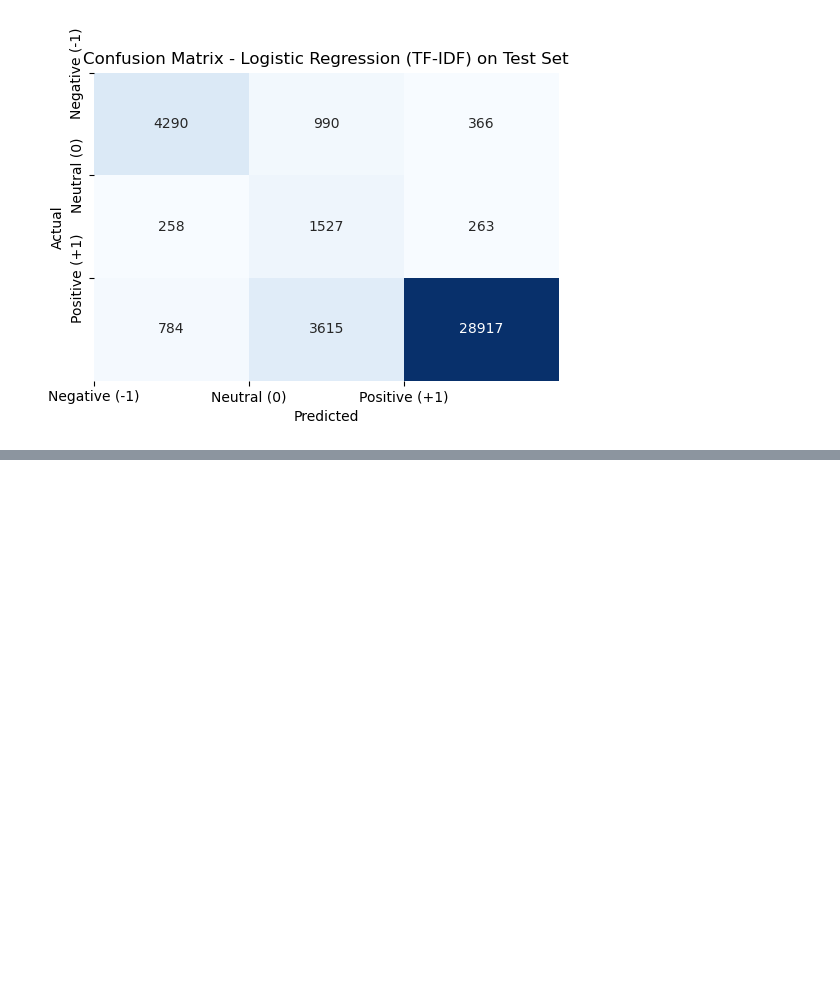
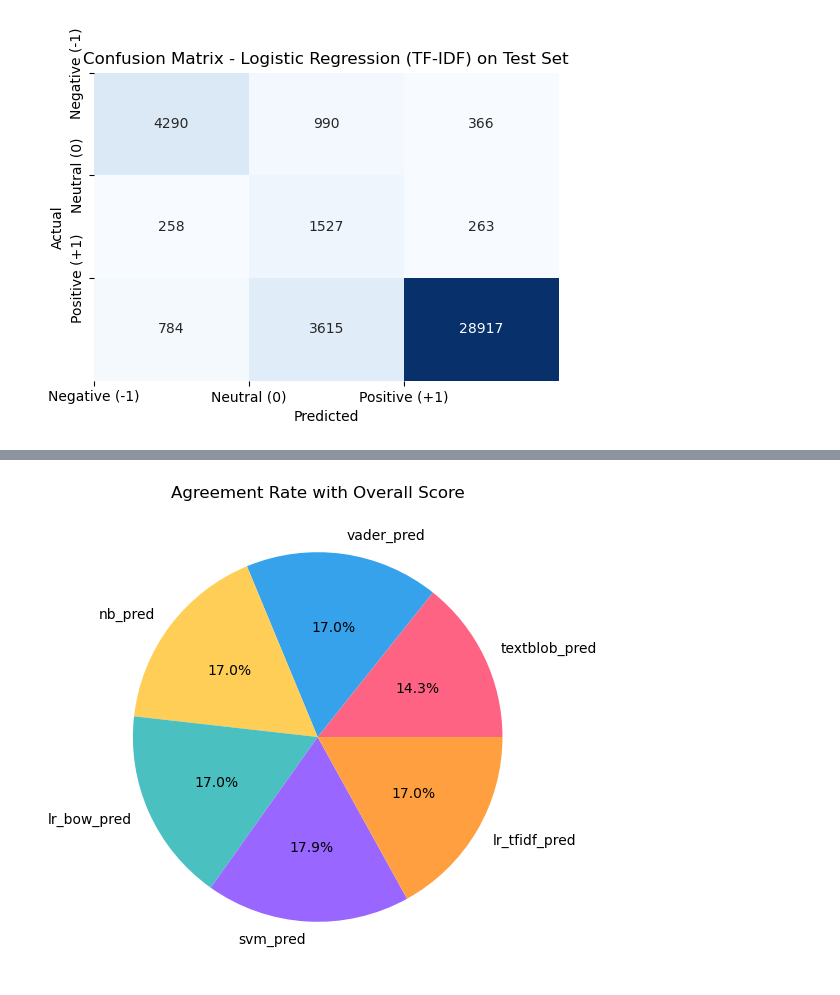
Before and after one commit to MinhAnhbietbay/SentimentAnalysis, a Jupyter notebook: Sentiment_Analysis.ipynb, the cells around one changed output, grey strips where cells are left out. Cells and saved outputs as stored; diff of their text form; code cells hidden in the pictures; blank space fills up the shorter version.

```diff
--- a/Sentiment_Analysis.ipynb
+++ b/Sentiment_Analysis.ipynb
@@ -296,0 +339,9 @@ plt.show()
+# %%
+plt.figure(figsize=(8, 6))
+methods = ['textblob_pred', 'vader_pred', 'nb_pred', 'lr_bow_pred', 'svm_pred', 'lr_tfidf_pred']
+agreements = [(test_df[method] == test_df['overall_score']).mean() * 100 for method in methods]
+plt.pie(agreements, labels=methods, autopct='%1.1f%%', colors=['#FF6384', '#36A2EB', '#FFCE56', '#4BC0C0', '#9966FF', '#FF9F40'])
+plt.title('Agreement Rate with Overall Score')
+plt.show()
+# %% [output]
+[figure, added]
```
Also changed, not shown: parts of 9 cells of this notebook.
